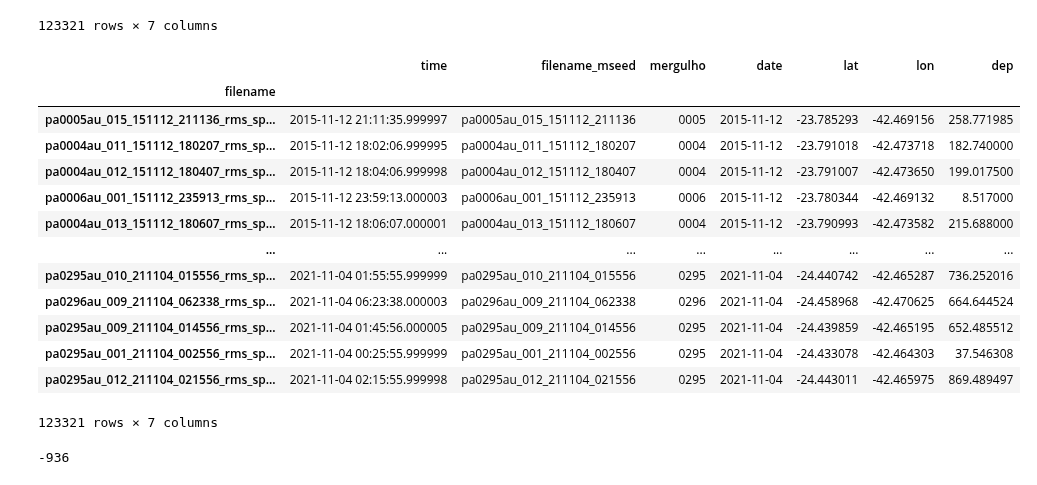
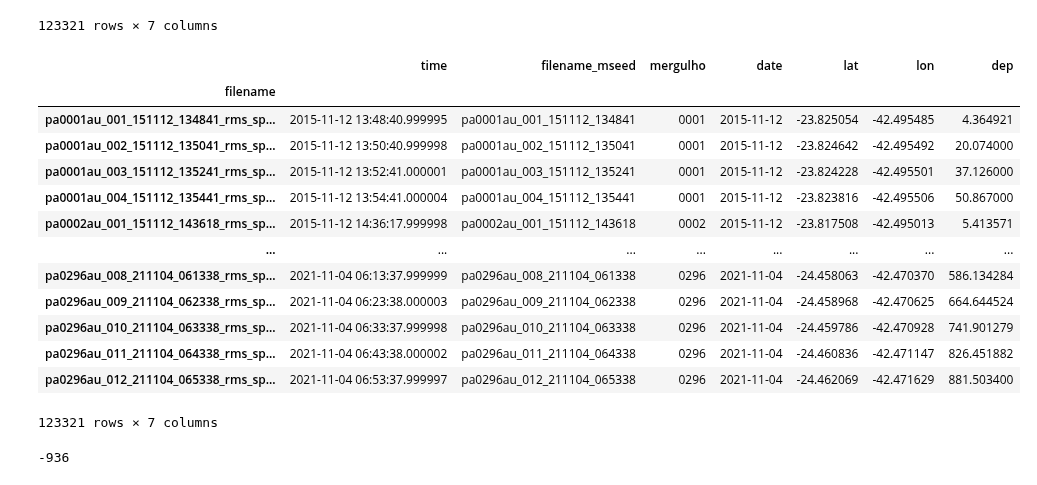
Before and after one commit to dIOGOLOC/marefone, a Jupyter notebook: diverse_tools/Tutorial/Renaming_file_per_dive/Tutorial_glider_location_full.ipynb, the cells around one changed output. Drawn from its saved outputs; the diff is of its cells as text; code cells hidden in the pictures.

```diff
--- a/diverse_tools/Tutorial/Renaming_file_per_dive/Tutorial_glider_location_full.ipynb
+++ b/diverse_tools/Tutorial/Renaming_file_per_dive/Tutorial_glider_location_full.ipynb
@@ -274,21 +274,21 @@ df_csv['time'] =  df_csv['time'].apply(flatten)
 # %%
 df_csv_mean = df_csv.drop(columns=['latitude','longitude','depth',])
 # %%
-df_csv_mean.sort_values(by='date')
+df_csv_mean.sort_values(by='time')
 # %% [output]
 |  | time | filename_mseed | mergulho | date | lat | lon | dep |
 | filename |  |  |  |  |  |  |  |
-| pa0005au_015_151112_211136_rms_sp... | 2015-11-12 21:11:35.999997 | pa0005au_015_151112_211136 | 0005 | 2015-11-12 | -23.785293 | -42.469156 | 258.771985 |
-| pa0004au_011_151112_180207_rms_sp... | 2015-11-12 18:02:06.999995 | pa0004au_011_151112_180207 | 0004 | 2015-11-12 | -23.791018 | -42.473718 | 182.740000 |
-| pa0004au_012_151112_180407_rms_sp... | 2015-11-12 18:04:06.999998 | pa0004au_012_151112_180407 | 0004 | 2015-11-12 | -23.791007 | -42.473650 | 199.017500 |
-| pa0006au_001_151112_235913_rms_sp... | 2015-11-12 23:59:13.000003 | pa0006au_001_151112_235913 | 0006 | 2015-11-12 | -23.780344 | -42.469132 | 8.517000 |
-| pa0004au_013_151112_180607_rms_sp... | 2015-11-12 18:06:07.000001 | pa0004au_013_151112_180607 | 0004 | 2015-11-12 | -23.790993 | -42.473582 | 215.688000 |
+| pa0001au_001_151112_134841_rms_sp... | 2015-11-12 13:48:40.999995 | pa0001au_001_151112_134841 | 0001 | 2015-11-12 | -23.825054 | -42.495485 | 4.364921 |
+| pa0001au_002_151112_135041_rms_sp... | 2015-11-12 13:50:40.999998 | pa0001au_002_151112_135041 | 0001 | 2015-11-12 | -23.824642 | -42.495492 | 20.074000 |
+| pa0001au_003_151112_135241_rms_sp... | 2015-11-12 13:52:41.000001 | pa0001au_003_151112_135241 | 0001 | 2015-11-12 | -23.824228 | -42.495501 | 37.126000 |
+| pa0001au_004_151112_135441_rms_sp... | 2015-11-12 13:54:41.000004 | pa0001au_004_151112_135441 | 0001 | 2015-11-12 | -23.823816 | -42.495506 | 50.867000 |
+| pa0002au_001_151112_143618_rms_sp... | 2015-11-12 14:36:17.999998 | pa0002au_001_151112_143618 | 0002 | 2015-11-12 | -23.817508 | -42.495013 | 5.413571 |
 | ... | ... | ... | ... | ... | ... | ... | ... |
-| pa0295au_010_211104_015556_rms_sp... | 2021-11-04 01:55:55.999999 | pa0295au_010_211104_015556 | 0295 | 2021-11-04 | -24.440742 | -42.465287 | 736.252016 |
+| pa0296au_008_211104_061338_rms_sp... | 2021-11-04 06:13:37.999999 | pa0296au_008_211104_061338 | 0296 | 2021-11-04 | -24.458063 | -42.470370 | 586.134284 |
 | pa0296au_009_211104_062338_rms_sp... | 2021-11-04 06:23:38.000003 | pa0296au_009_211104_062338 | 0296 | 2021-11-04 | -24.458968 | -42.470625 | 664.644524 |
-| pa0295au_009_211104_014556_rms_sp... | 2021-11-04 01:45:56.000005 | pa0295au_009_211104_014556 | 0295 | 2021-11-04 | -24.439859 | -42.465195 | 652.485512 |
-| pa0295au_001_211104_002556_rms_sp... | 2021-11-04 00:25:55.999999 | pa0295au_001_211104_002556 | 0295 | 2021-11-04 | -24.433078 | -42.464303 | 37.546308 |
-| pa0295au_012_211104_021556_rms_sp... | 2021-11-04 02:15:55.999998 | pa0295au_012_211104_021556 | 0295 | 2021-11-04 | -24.443011 | -42.465975 | 869.489497 |
+| pa0296au_010_211104_063338_rms_sp... | 2021-11-04 06:33:37.999998 | pa0296au_010_211104_063338 | 0296 | 2021-11-04 | -24.459786 | -42.470928 | 741.901279 |
+| pa0296au_011_211104_064338_rms_sp... | 2021-11-04 06:43:38.000002 | pa0296au_011_211104_064338 | 0296 | 2021-11-04 | -24.460836 | -42.471147 | 826.451882 |
+| pa0296au_012_211104_065338_rms_sp... | 2021-11-04 06:53:37.999997 | pa0296au_012_211104_065338 | 0296 | 2021-11-04 | -24.462069 | -42.471629 | 881.503400 |
 123321 rows × 7 columns
 # %%
 df_csv_meanS = df_csv_mean.sort_values(by='time')
```
Also changed, not shown: parts of 10 cells of this notebook.
